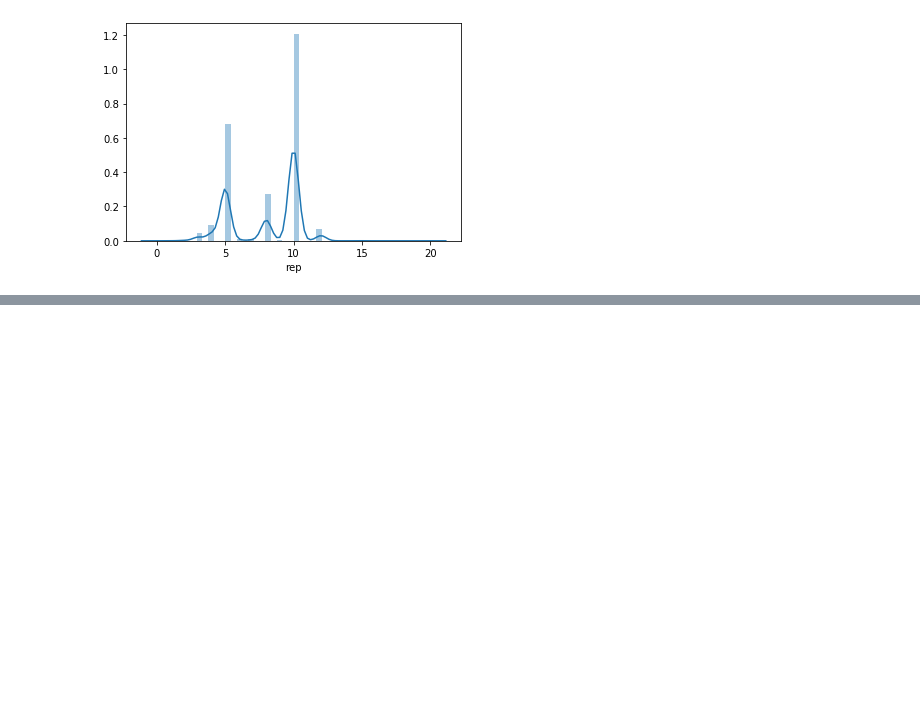
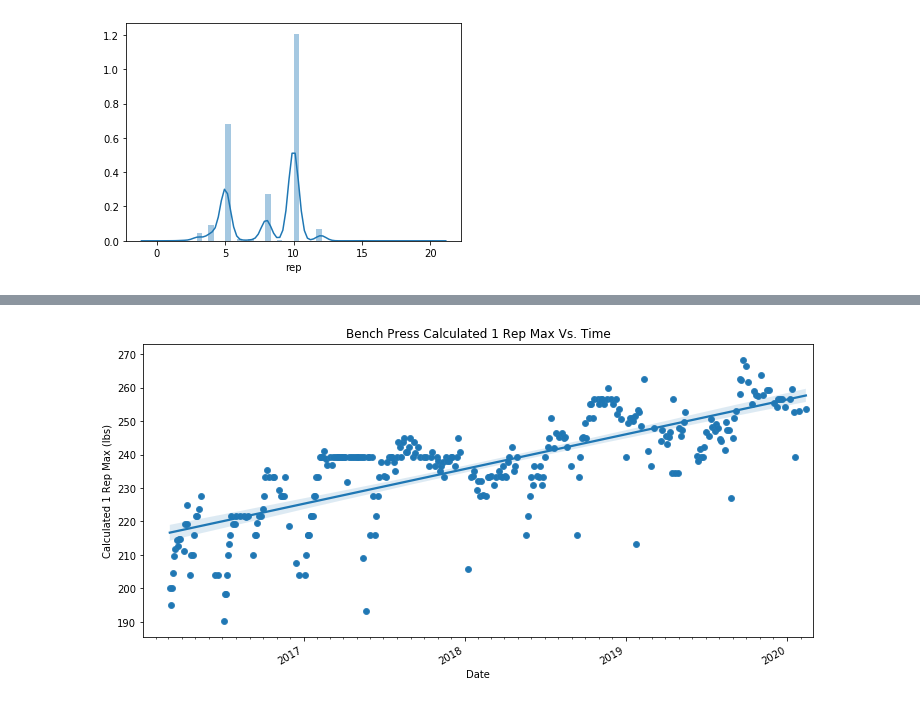
Before and after one commit to Clee2691/DS_Projects, a Jupyter notebook: DSProjects/workout/workout_exploratory.ipynb, the cells around one changed output, grey strips where cells are left out. Saved outputs shown, nothing was run; the diff lists cells and outputs as text; code cells hidden in the pictures; blank space fills up the shorter version.

Commit message:
Defined functions to extract exercise/plotting

```diff
--- a/DSProjects/workout/workout_exploratory.ipynb
+++ b/DSProjects/workout/workout_exploratory.ipynb
@@ -141,2 +127,2 @@ df_bench.head(20)
 # %%
-df_bench_mean = df_bench.groupby('date')['1rm'].mean()
+series_bench_mean = df_bench.groupby('date')['1rm'].mean()
@@ -150,0 +129,4 @@ Text(0, 0.5, 'Calculated 1 Rep Max')
+# %%
+df_bench_mean = series_bench_mean.to_frame() # Make it a dataframe
+# %%
+df_bench_mean.reset_index(inplace=True) # Need to reset the index
@@ -150,0 +145,24 @@ Text(0, 0.5, 'Calculated 1 Rep Max')
+# %%
+df_first_day = df_bench['date'].iloc[0]
+datemin = df_first_day.replace(month = 1)
+
+df_last_day = df_bench['date'].iloc[-1]
+datemax = df_last_day.replace(month=df_last_day.month, day=calendar.monthrange(df_last_day.year, df_last_day.month)[1])
+# %%
+fig, ax = plt.subplots(figsize = (12,6))
+sns.scatterplot(df_bench_mean['date'], df_bench_mean['1rm'])
+
+sns.regplot(df_bench_mean['date_ord'], df_bench_mean['1rm']) # Regression Analysis
+
+ax.xaxis.set_major_locator(mdates.YearLocator())
+ax.xaxis.set_minor_locator(mdates.MonthLocator())
+ax.xaxis.set_major_formatter(mdates.DateFormatter("%Y"))
+ax.set_xlim(datemin, datemax)
+
+fig.autofmt_xdate()
+
+plt.title('Bench Press Calculated 1 Rep Max Vs. Time')
+plt.xlabel('Date')
+plt.ylabel('Calculated 1 Rep Max (lbs)');
+# %% [output]
+[figure, added]
```
Also changed, not shown: parts of 22 cells of this notebook.
